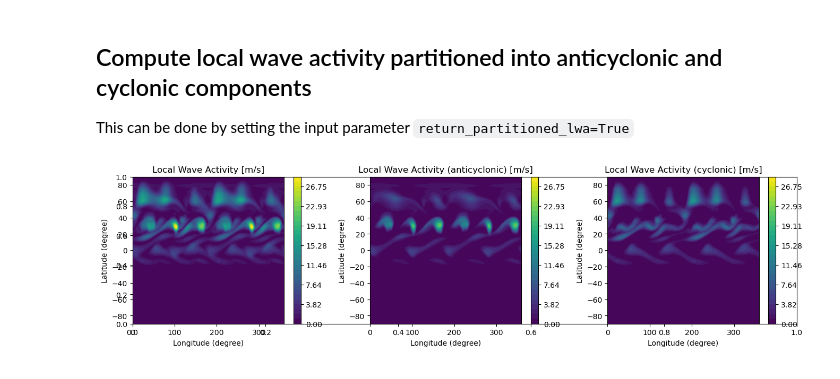
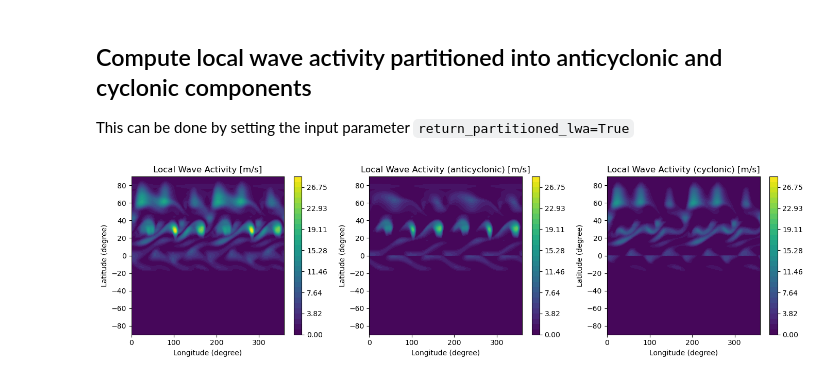
Before and after one commit to csyhuang/hn2016_falwa, a Jupyter notebook: notebooks/simple/BarotropicField_example.ipynb, the cells around one changed output. Drawn from its saved outputs; the diff is of its cells as text; code cells hidden in the pictures.

```diff
--- a/notebooks/simple/BarotropicField_example.ipynb
+++ b/notebooks/simple/BarotropicField_example.ipynb
@@ -82,32 +86,34 @@ This can be done by setting the input parameter `return_partitioned_lwa=True`
 # %%
 cc2 = BarotropicField(xlon, ylat, pv_field=abs_vorticity, return_partitioned_lwa=True)  # area computed in the class assumed uniform grid
 # Compute Equivalent Latitudes
-cc2_eqvlat = cc2.equivalent_latitudes
+qref = cc2.equivalent_latitudes
 # Compute Local Wave Activity
-cc2_lwa = cc2.lwa
+lwa_partitioned = cc2.lwa
 
-fig = plt.subplots(figsize=(14,4))
-plt.subplot(1,3,1) # LWA (full domain)
-plt.contourf(xlon,ylat,cc2_lwa.sum(axis=0),lwa_caxis)
-plt.colorbar()
-plt.title('Local Wave Activity [m/s]')
-plt.xlabel('Longitude (degree)')
-plt.ylabel('Latitude (degree)')
+fig2, (ax4, ax5, ax6) = plt.subplots(1, 3, figsize=(14,4))
+c4 = ax4.contourf(xlon,ylat,lwa_partitioned.sum(axis=0),lwa_caxis)
+plt.colorbar(c4)
+ax4.set_title('Local Wave Activity [m/s]')
+ax4.set_xlabel('Longitude (degree)')
+ax4.set_ylabel('Latitude (degree)')
 
-plt.subplot(1,3,2) # LWA (full domain)
-plt.contourf(xlon,ylat,cc2_lwa[0, :, :],lwa_caxis)
-plt.colorbar()
-plt.title('Local Wave Activity (anticyclonic) [m/s]')
-plt.xlabel('Longitude (degree)')
-plt.ylabel('Latitude (degree)')
+# Anti-cyclonic LWA (full domain)
+antycyclonic_lwa = np.concatenate((lwa_partitioned[1, :128, :], lwa_partitioned[0, -128:, :]), axis=0)
+c5 = ax5.contourf(xlon,ylat,antycyclonic_lwa,lwa_caxis)
+plt.colorbar(c5)
+ax5.set_title('Local Wave Activity (anticyclonic) [m/s]')
+ax5.set_xlabel('Longitude (degree)')
+ax5.set_ylabel('Latitude (degree)')
 
-plt.subplot(1,3,3) # LWA (full domain)
-plt.contourf(xlon,ylat,cc2_lwa[1, :, :],lwa_caxis)
-plt.colorbar()
-plt.title('Local Wave Activity (cyclonic) [m/s]')
-plt.xlabel('Longitude (degree)')
-plt.ylabel('Latitude (degree)')
+# Cyclonic LWA (full domain)
+cyclonic_lwa = np.concatenate((lwa_partitioned[0, :128, :], lwa_partitioned[1, -128:, :]), axis=0)
+c6 = ax6.contourf(xlon,ylat,cyclonic_lwa,lwa_caxis)
+plt.colorbar(c6)
+ax6.set_title('Local Wave Activity (cyclonic) [m/s]')
+ax6.set_xlabel('Longitude (degree)')
+ax6.set_ylabel('Latitude (degree)')
+
 plt.tight_layout()
 plt.show()
 # %% [output]
-[figure, old version]
+[figure, new version]
```
Also changed, not shown: parts of 3 cells of this notebook, 2 other files.
